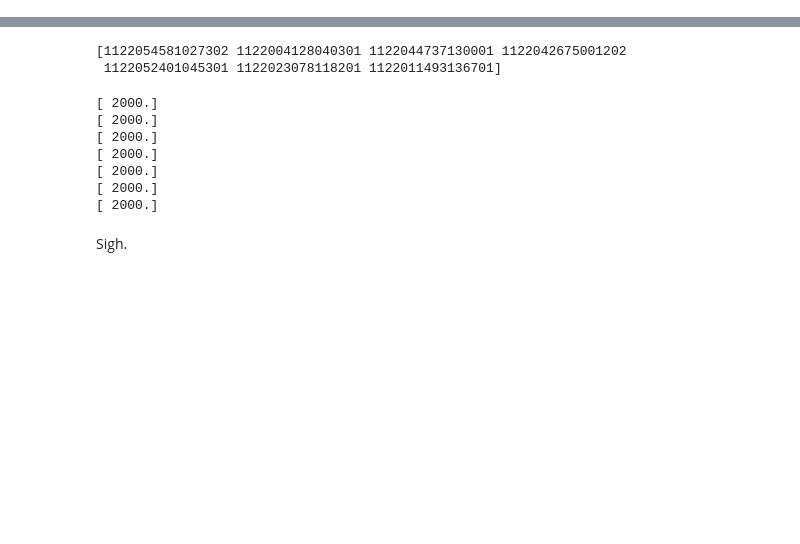
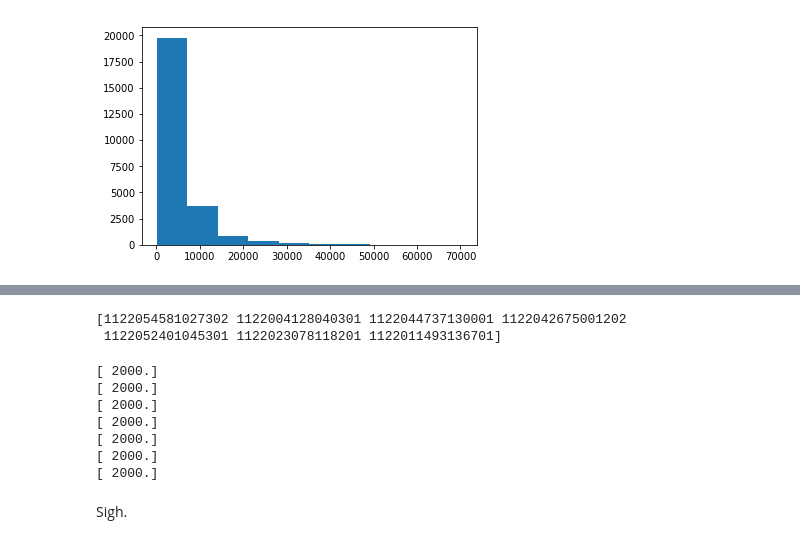
Before and after one commit to faizaakbar/ANNMINERvA, a Jupyter notebook: visualize_kine_vars.ipynb, the cells around one changed output, grey strips where cells are left out. Cells and saved outputs as stored; diff of their text form; code cells hidden in the pictures; blank space fills up the shorter version.

```diff
--- a/visualize_kine_vars.ipynb
+++ b/visualize_kine_vars.ipynb
@@ -5,0 +44,4 @@ import h5py
+# %%
+n, bins, patches = plt.hist(f['lepE'][ok_q2_idx])
+# %% [output]
+[figure, added]
```
Also changed, not shown: parts of 9 cells of this notebook.
